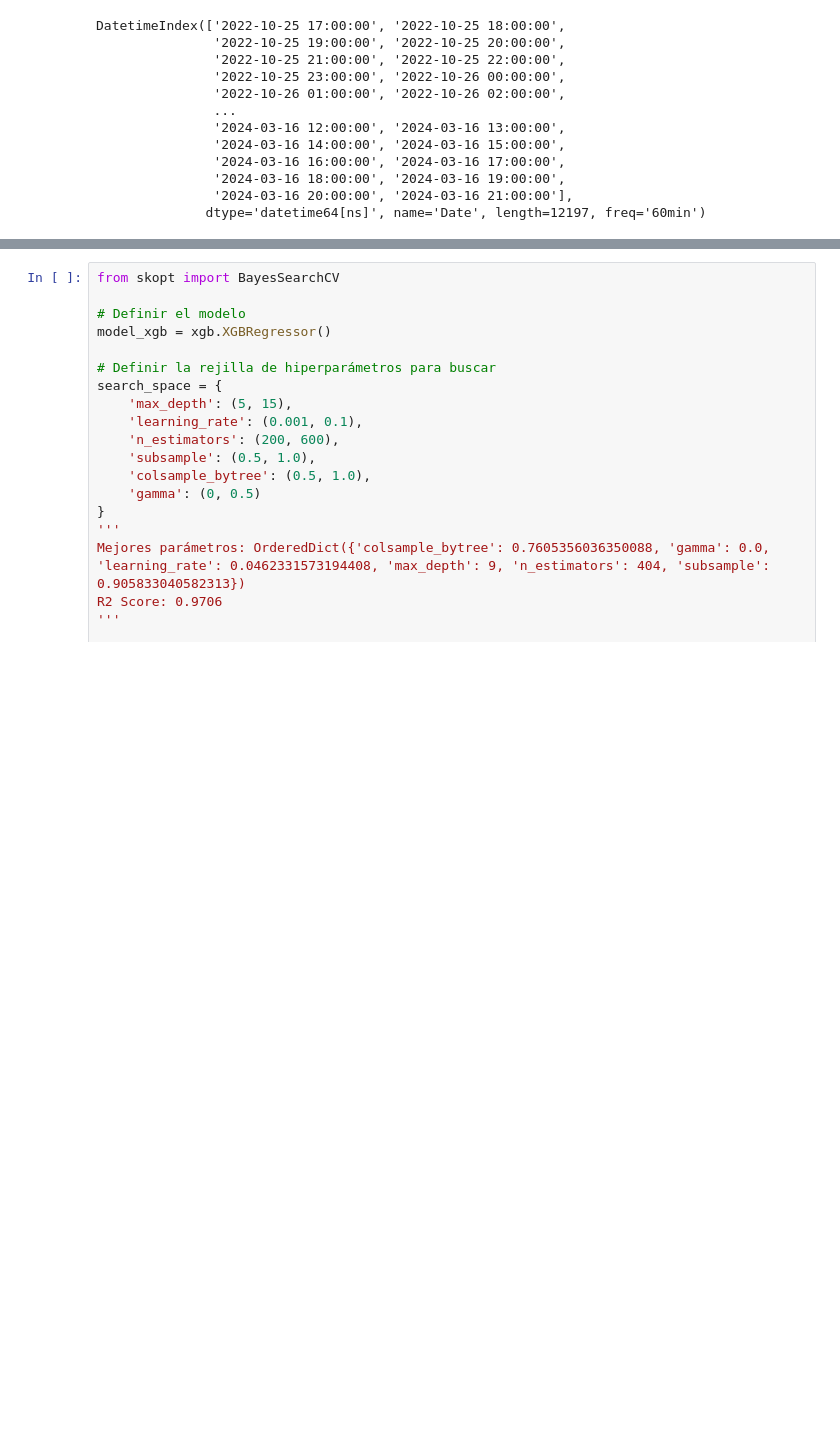
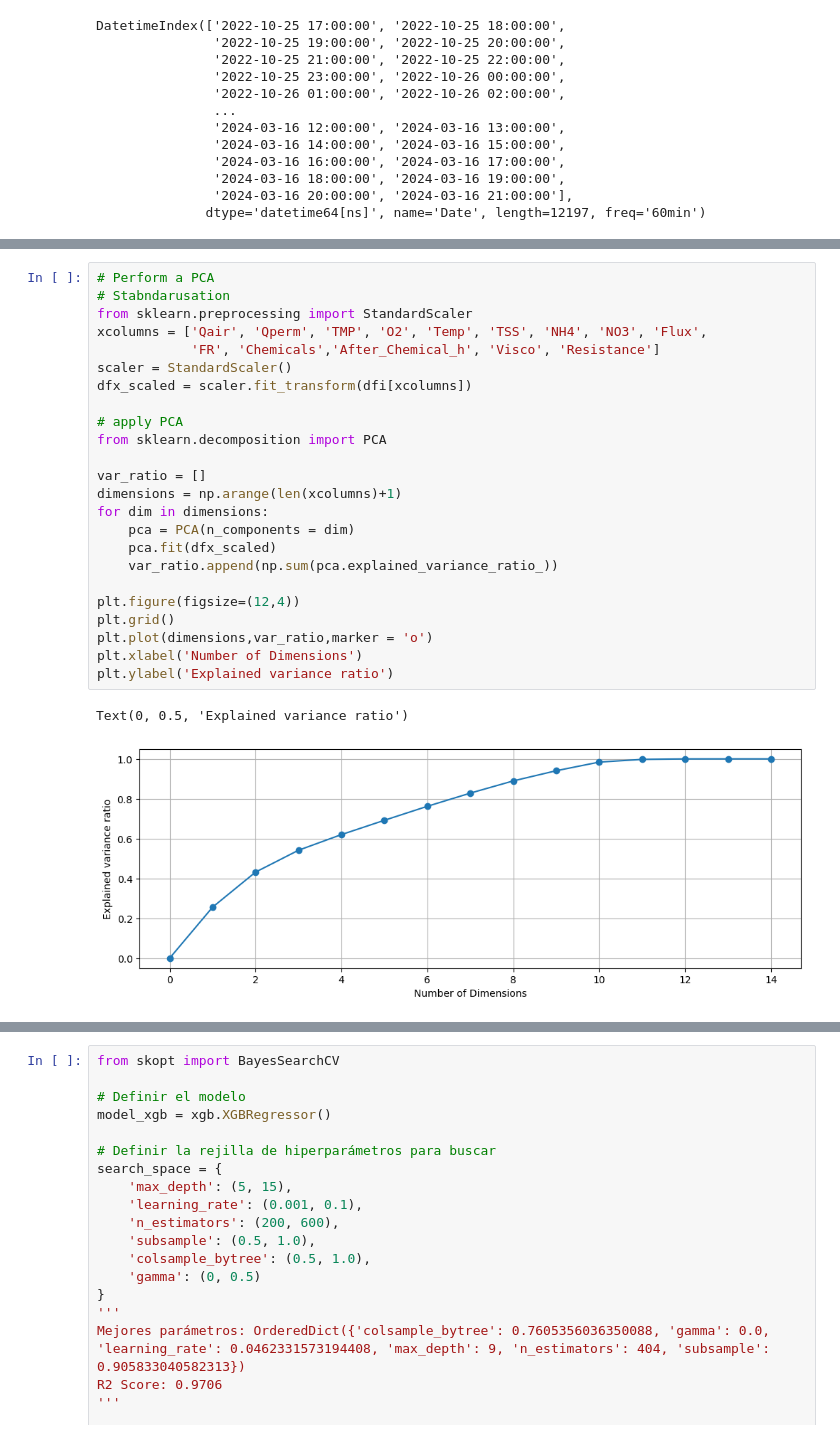
Before and after one commit to BacterioBranches/MBR_ML_model, a Jupyter notebook: main.ipynb, the cells around one changed output, grey strips where cells are left out. Drawn from its saved outputs; the diff is of its cells as text; blank space fills up the shorter version.

```diff
--- a/main.ipynb
+++ b/main.ipynb
@@ -168,0 +176,27 @@ dfi.head()
+# %%
+# Perform a PCA
+# Stabndarusation
+from sklearn.preprocessing import StandardScaler
+xcolumns = ['Qair', 'Qperm', 'TMP', 'O2', 'Temp', 'TSS', 'NH4', 'NO3', 'Flux',
+            'FR', 'Chemicals','After_Chemical_h', 'Visco', 'Resistance']
+scaler = StandardScaler()
+dfx_scaled = scaler.fit_transform(dfi[xcolumns])
+
+# apply PCA
+from sklearn.decomposition import PCA
+
+var_ratio = []
+dimensions = np.arange(len(xcolumns)+1)
+for dim in dimensions:
+    pca = PCA(n_components = dim)
+    pca.fit(dfx_scaled)
+    var_ratio.append(np.sum(pca.explained_variance_ratio_))
+
+plt.figure(figsize=(12,4))
+plt.grid()
+plt.plot(dimensions,var_ratio,marker = 'o')
+plt.xlabel('Number of Dimensions')
+plt.ylabel('Explained variance ratio')
+# %% [output]
+Text(0, 0.5, 'Explained variance ratio')
+[figure, added]
```
Also changed, not shown: parts of 7 cells of this notebook.
